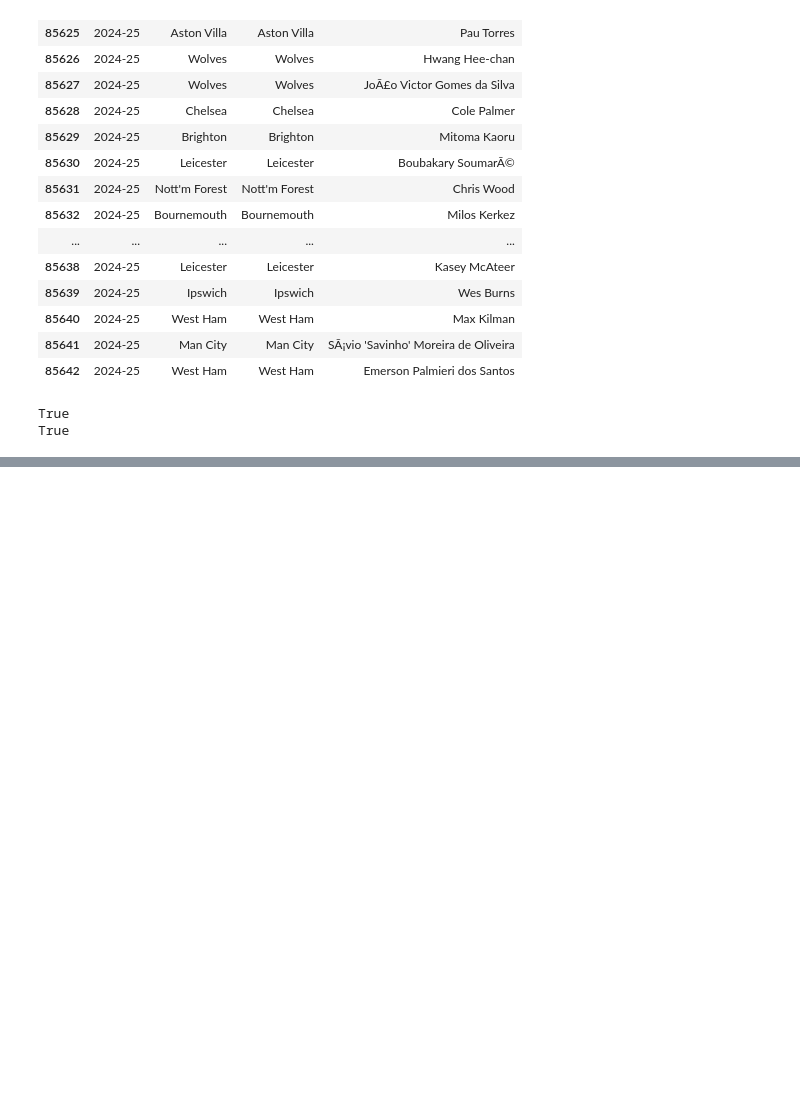
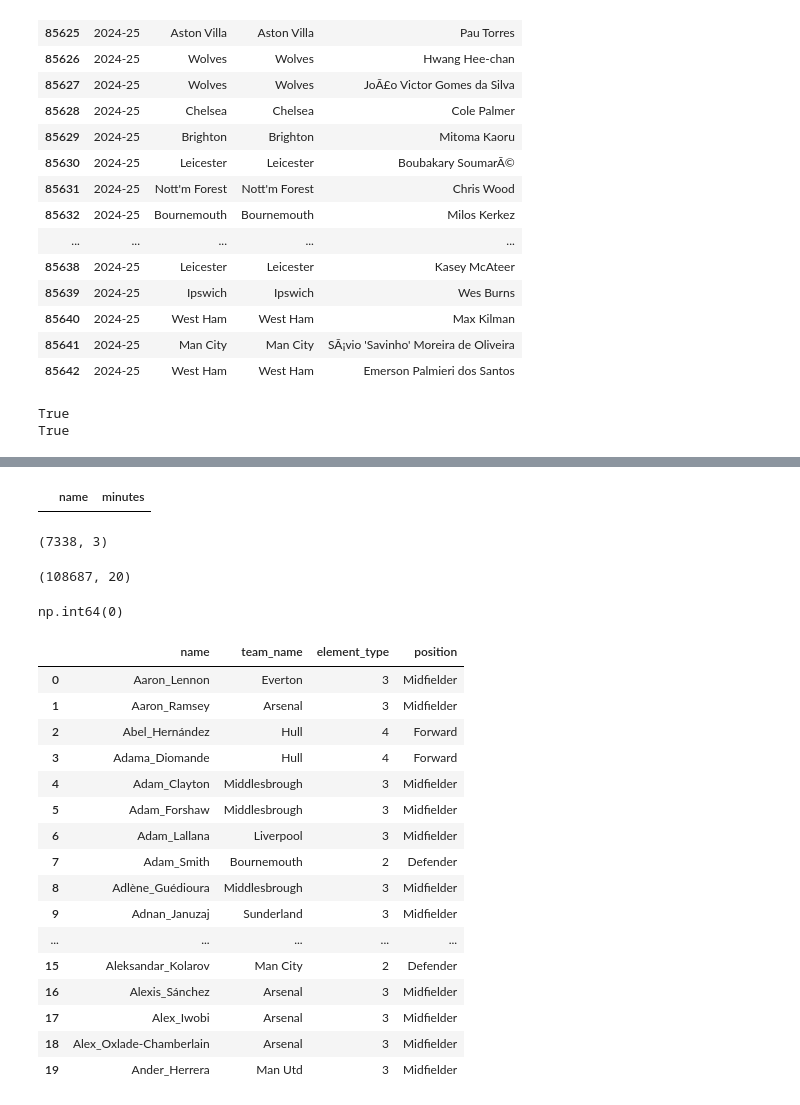
Before and after one commit to clellandjw/CMPT491_1, a Jupyter notebook: 491_2/combined_2.ipynb, the cells around one changed output, grey strips where cells are left out. Cells and saved outputs as stored; diff of their text form; code cells hidden in the pictures; blank space fills up the shorter version.

Commit message:
added string position to dataset

```diff
--- a/491_2/combined_2.ipynb
+++ b/491_2/combined_2.ipynb
@@ -1266,0 +1336,7 @@ True
+# %%
+position_lookup = pd.concat(
+    position_tables,
+    ignore_index=True
+)
+
+position_lookup.shape
@@ -1266,0 +1432,68 @@ True
+# %%
+players_with_teams[
+    (players_with_teams["season"] == "2024-25") &
+    (players_with_teams["element"].isin(
+        position_lookup[
+            (position_lookup["season"] == "2024-25") &
+            (position_lookup["element_type"] == 5)
+        ]["id"]
+    ))
+][["name", "minutes"]].head(20)
+# %% [output]
+|  | name | minutes |
+# %%
+player_positions = position_lookup[
+    position_lookup["element_type"].isin([1, 2, 3, 4])
+].copy()
+
+player_positions.shape
+# %% [output]
+(7338, 3)
+# %%
+players_with_positions = players_with_teams.merge(
+    player_positions,
+    left_on=["season", "element"],
+    right_on=["season", "id"],
+    how="left"
+)
+
+players_with_positions.shape
+# %% [output]
+(108687, 20)
+# %%
+players_with_positions["element_type"].isna().sum()
+# %% [output]
+np.int64(0)
+# %%
+position_map = {
+    1: "Goalkeeper",
+    2: "Defender",
+    3: "Midfielder",
+    4: "Forward"
+}
+
+players_with_positions["position"] = (
+    players_with_positions["element_type"].map(position_map)
+)
+# %%
+players_with_positions[
+    ["name", "team_name", "element_type", "position"]
+].head(20)
+# %% [output]
+|  | name | team_name | element_type | position |
+| 0 | Aaron_Lennon | Everton | 3 | Midfielder |
+| 1 | Aaron_Ramsey | Arsenal | 3 | Midfielder |
+| 2 | Abel_Hernández | Hull | 4 | Forward |
+| 3 | Adama_Diomande | Hull | 4 | Forward |
+| 4 | Adam_Clayton | Middlesbrough | 3 | Midfielder |
+| 5 | Adam_Forshaw | Middlesbrough | 3 | Midfielder |
+| 6 | Adam_Lallana | Liverpool | 3 | Midfielder |
+| 7 | Adam_Smith | Bournemouth | 2 | Defender |
+| 8 | Adlène_Guédioura | Middlesbrough | 3 | Midfielder |
+| 9 | Adnan_Januzaj | Sunderland | 3 | Midfielder |
+| ... | ... | ... | ... | ... |
+| 15 | Aleksandar_Kolarov | Man City | 2 | Defender |
+| 16 | Alexis_Sánchez | Arsenal | 3 | Midfielder |
+| 17 | Alex_Iwobi | Arsenal | 3 | Midfielder |
+| 18 | Alex_Oxlade-Chamberlain | Arsenal | 3 | Midfielder |
+| 19 | Ander_Herrera | Man Utd | 3 | Midfielder |
```
Also changed, not shown: parts of 17 cells of this notebook, 3 other files.
